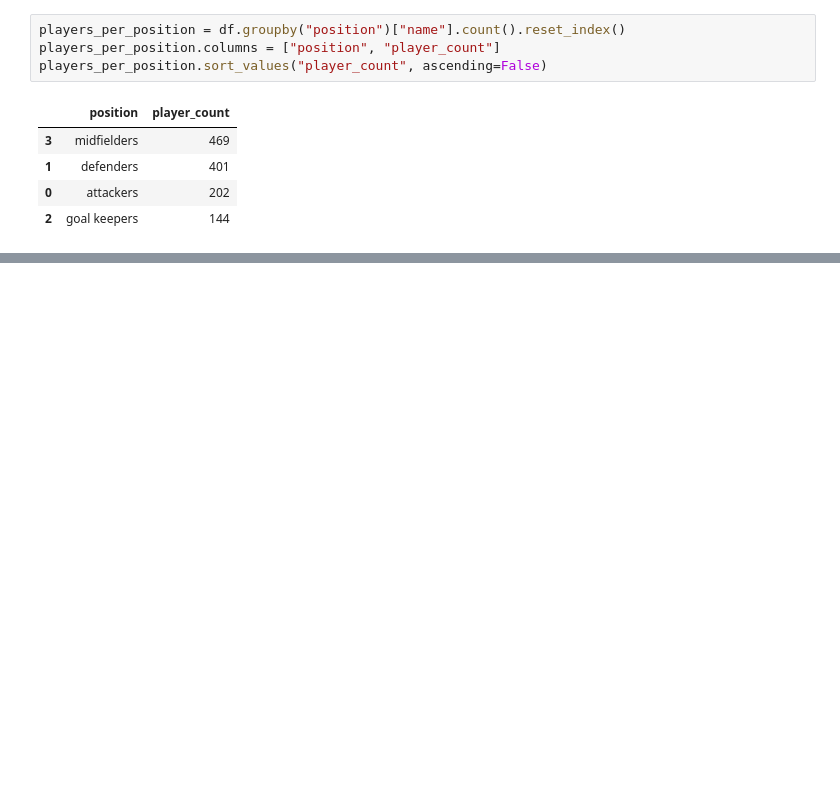
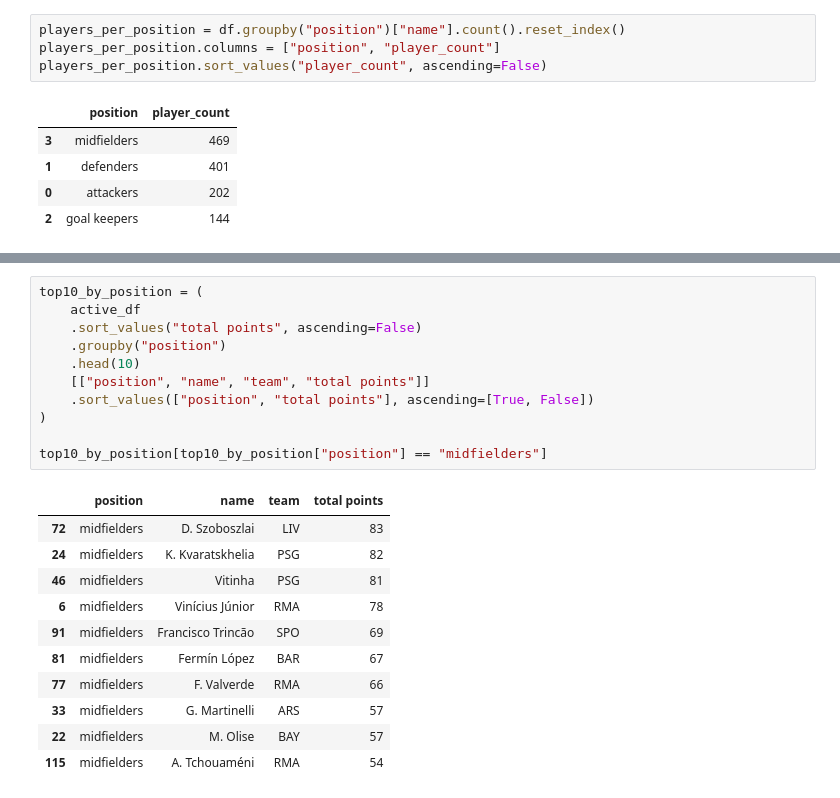
Before and after one commit to edreinoso/fapi_new_backend, a Jupyter notebook: fapi_data.ipynb, the cells around one changed output, grey strips where cells are left out. Cells and saved outputs as stored; diff of their text form; blank space fills up the shorter version.

```diff
--- a/fapi_data.ipynb
+++ b/fapi_data.ipynb
@@ -174,0 +201,23 @@ midfielders.sort_values("total points", ascending=False)
+# %%
+top10_by_position = (
+    active_df
+    .sort_values("total points", ascending=False)
+    .groupby("position")
+    .head(10)
+    [["position", "name", "team", "total points"]]
+    .sort_values(["position", "total points"], ascending=[True, False])
+)
+
+top10_by_position[top10_by_position["position"] == "midfielders"]
+# %% [output]
+|  | position | name | team | total points |
+| 72 | midfielders | D. Szoboszlai | LIV | 83 |
+| 24 | midfielders | K. Kvaratskhelia | PSG | 82 |
+| 46 | midfielders | Vitinha | PSG | 81 |
+| 6 | midfielders | Vinícius Júnior | RMA | 78 |
+| 91 | midfielders | Francisco Trincão | SPO | 69 |
+| 81 | midfielders | Fermín López | BAR | 67 |
+| 77 | midfielders | F. Valverde | RMA | 66 |
+| 33 | midfielders | G. Martinelli | ARS | 57 |
+| 22 | midfielders | M. Olise | BAY | 57 |
+| 115 | midfielders | A. Tchouaméni | RMA | 54 |
```
Also changed, not shown: parts of 7 cells of this notebook.
